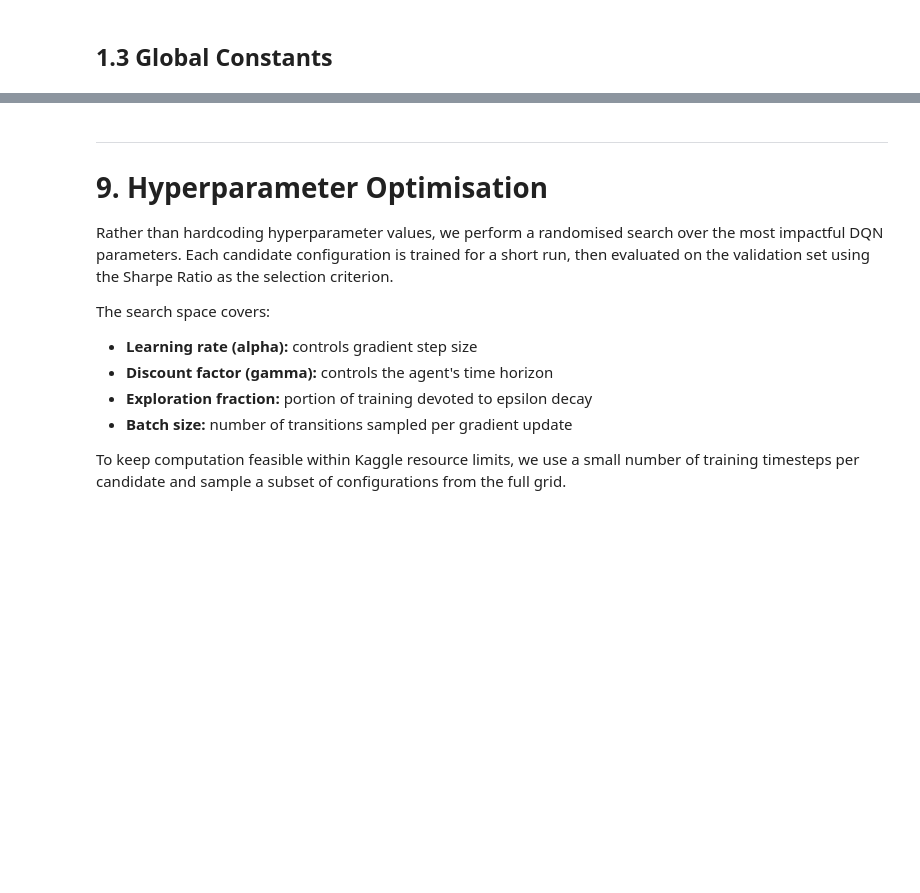
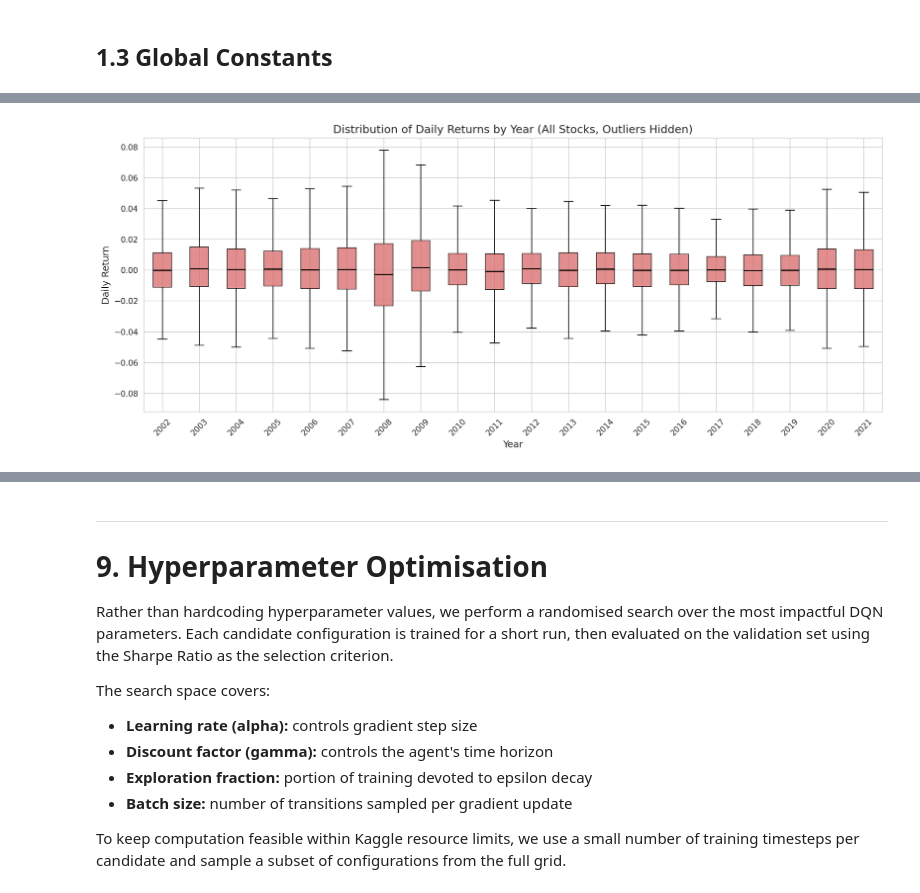
Before and after one commit to Dhairya1890/RL_Based_Algorithmic_Trader, a Jupyter notebook: dqn_nifty50_trading_agent_sentiment.ipynb, the cells around one changed output, grey strips where cells are left out. Saved outputs shown, nothing was run; the diff lists cells and outputs as text; code cells hidden in the pictures; blank space fills up the shorter version.

```diff
--- a/dqn_nifty50_trading_agent_sentiment.ipynb
+++ b/dqn_nifty50_trading_agent_sentiment.ipynb
@@ -1173,0 +616,26 @@ del sample_env
+# %%
+# ---------------------------------------------------------------------------
+# 3.5 Yearly return distribution boxplot
+# ---------------------------------------------------------------------------
+df_master["Year"] = df_master["Date"].dt.year
+yearly_data = df_master.dropna(subset=["Daily_Return_Raw"])
+
+fig, ax = plt.subplots(figsize=(14, 6))
+years = sorted(yearly_data["Year"].unique())
+data_by_year = [
+    yearly_data[yearly_data["Year"] == y]["Daily_Return_Raw"].values
+    for y in years
+]
+bp = ax.boxplot(data_by_year, labels=years, patch_artist=True, showfliers=False,
+                medianprops={"color": "black", "linewidth": 1.5})
+for patch in bp["boxes"]:
+    patch.set_facecolor(PALETTE[3])
+    patch.set_alpha(0.7)
+ax.set_title("Distribution of Daily Returns by Year (All Stocks, Outliers Hidden)")
+ax.set_xlabel("Year")
+ax.set_ylabel("Daily Return")
+plt.xticks(rotation=45)
+fig.tight_layout()
+plt.show()
+# %% [output]
+[figure, added]
```
Also changed, not shown: parts of 94 cells of this notebook, 3 other files.
